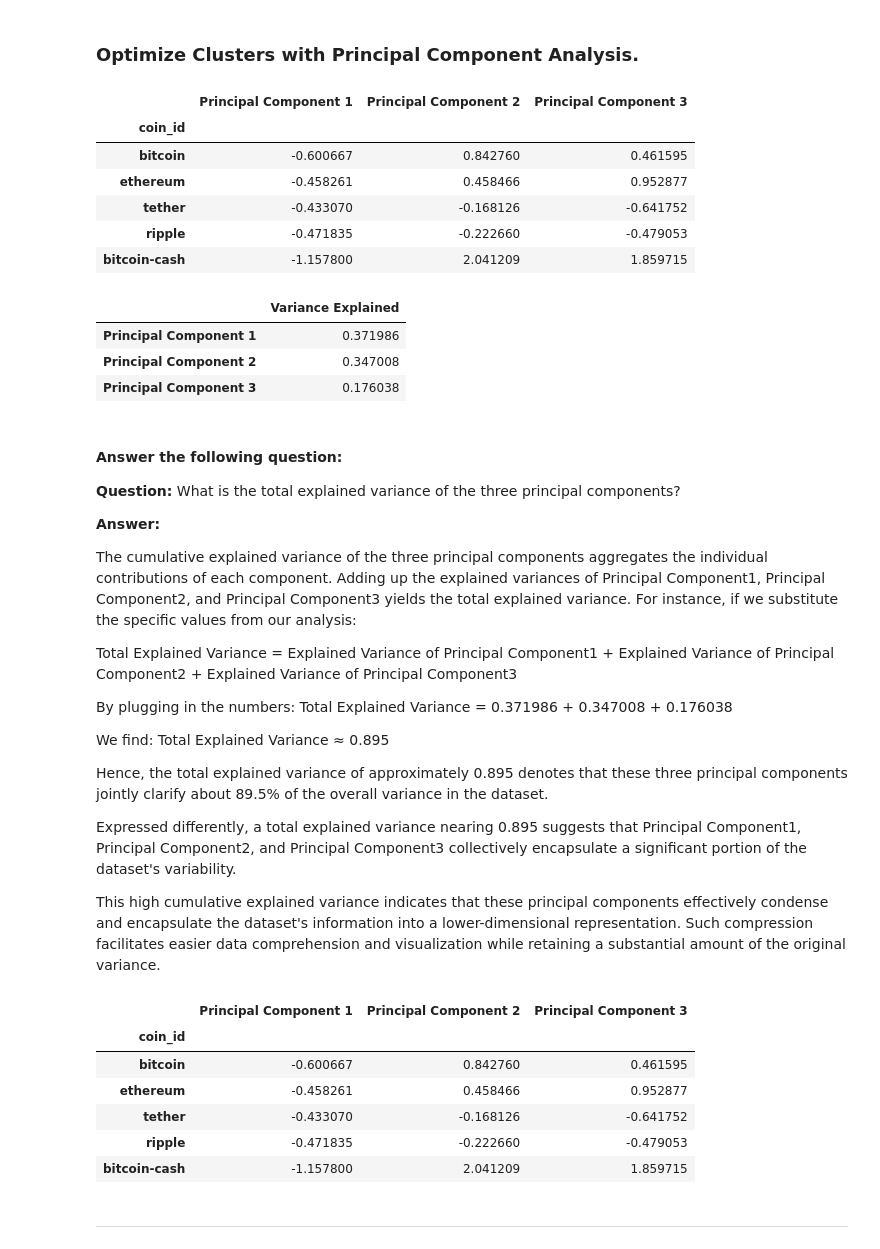
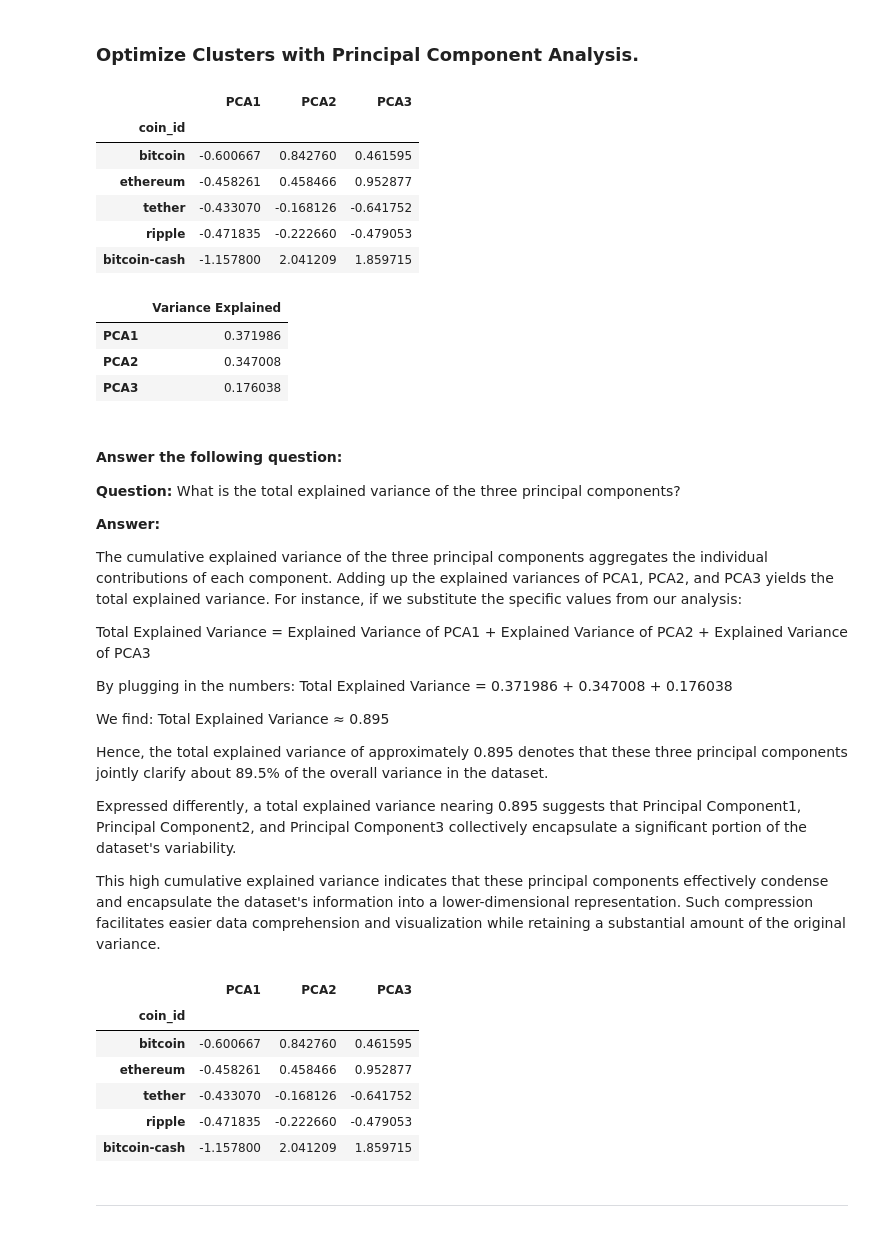
Before and after one commit to raymonmatiling/CryptoClustering, a Jupyter notebook: Crypto_Clustering.ipynb, the cells around one changed output. Drawn from its saved outputs; the diff is of its cells as text; code cells hidden in the pictures.

```diff
--- a/Crypto_Clustering.ipynb
+++ b/Crypto_Clustering.ipynb
@@ -92,19 +107,19 @@ print(k_values)
 [1, 2, 3, 4, 5, 6, 7, 8, 9, 10, 11]
 # %%
 # Create an empty list to store the inertia values
-
+inertia_values = []
 
 # Create a for loop to compute the inertia with each possible value of k
 # Inside the loop:
-# 1. Create a KMeans model using the loop counter for the n_clusters
+
+# 1. Create a k_model model using the loop counter for the n_clusters
+for i in k_values:
+
 # 2. Fit the model to the data using `df_market_data_scaled`
+    k_model = KMeans(n_clusters=i, random_state=42)
+    k_model.fit(scaled_data_df)
+
 # 3. Append the model.inertia_ to the inertia list
-
-inertia_values = []
-
-for k in k_values:
-    kmeans = KMeans(n_clusters=k, random_state=42)
-    kmeans.fit(scaled_data_df)
-    inertia_values.append(kmeans.inertia_)
+    inertia_values.append(k_model.inertia_)
 # %%
 # Create a dictionary with the data to plot the Elbow curve
@@ -218,13 +231,13 @@ pca_model = PCA(n_components=3)
 # %%
 # Use the PCA model with `fit_transform` to reduce to
 # three principal components.
 principal_components = pca_model.fit_transform(scaled_data_df)
 
 # View the first five rows of the DataFrame.
-principal_df = pd.DataFrame(data = principal_components, columns = ['Principal Component 1', 'Principal Component 2', 'Principal Component 3'], index=scaled_data_df.index)
+principal_df = pd.DataFrame(data = principal_components, columns = ['PCA1', 'PCA2', 'PCA3'], index=scaled_data_df.index)
 principal_df.head()
 # %% [output]
-|  | Principal Component 1 | Principal Component 2 | Principal Component 3 |
+|  | PCA1 | PCA2 | PCA3 |
 | coin_id |  |  |  |
 | bitcoin | -0.600667 | 0.842760 | 0.461595 |
 | ethereum | -0.458261 | 0.458466 | 0.952877 |
@@ -239,16 +252,16 @@ variance_explained = pca_model.explained_variance_ratio_
 variance_explained_df = pd.DataFrame(
     data=variance_explained,
     columns=['Variance Explained'],
-    index=['Principal Component 1', 'Principal Component 2', 'Principal Component 3']
+    index=['PCA1', 'PCA2', 'PCA3']
 )
 
 # Display the explained variance DataFrame
 variance_explained_df
 # %% [output]
 |  | Variance Explained |
-| Principal Component 1 | 0.371986 |
-| Principal Component 2 | 0.347008 |
-| Principal Component 3 | 0.176038 |
+| PCA1 | 0.371986 |
+| PCA2 | 0.347008 |
+| PCA3 | 0.176038 |
 # %% [markdown]
 #### Answer the following question:
 
@@ -256,9 +269,9 @@ variance_explained_df
 
 **Answer:**
 
-The cumulative explained variance of the three principal components aggregates the individual contributions of each component. Adding up the explained variances of Principal Component1, Principal Component2, and Principal Component3 yields the total explained variance. For instance, if we substitute the specific values from our analysis:
+The cumulative explained variance of the three principal components aggregates the individual contributions of each component. Adding up the explained variances of PCA1, PCA2, and PCA3 yields the total explained variance. For instance, if we substitute the specific values from our analysis:
 
-Total Explained Variance = Explained Variance of Principal Component1 + Explained Variance of Principal Component2 + Explained Variance of Principal Component3
+Total Explained Variance = Explained Variance of PCA1 + Explained Variance of PCA2 + Explained Variance of PCA3
 
 By plugging in the numbers:
 Total Explained Variance = 0.371986 + 0.347008 + 0.176038
@@ -273,7 +286,7 @@ Expressed differently, a total explained variance nearing 0.895 suggests that Pr
 This high cumulative explained variance indicates that these principal components effectively condense and encapsulate the dataset's information into a lower-dimensional representation. Such compression facilitates easier data comprehension and visualization while retaining a substantial amount of the original variance.
 # %%
 # Create a new DataFrame with the PCA data.
-pca_df = pd.DataFrame(principal_components, columns=['Principal Component 1', 'Principal Component 2', 'Principal Component 3'], index=scaled_data_df.index)
+pca_df = pd.DataFrame(principal_components, columns=['PCA1', 'PCA2', 'PCA3'], index=scaled_data_df.index)
 
 # Copy the crypto names from the original data
 pca_df['coin_id'] = scaled_data_df.index
@@ -284,7 +297,7 @@ pca_df.set_index('coin_id', inplace=True)
 # Display sample data
 pca_df.head()
 # %% [output]
-|  | Principal Component 1 | Principal Component 2 | Principal Component 3 |
+|  | PCA1 | PCA2 | PCA3 |
 | coin_id |  |  |  |
 | bitcoin | -0.600667 | 0.842760 | 0.461595 |
 | ethereum | -0.458261 | 0.458466 | 0.952877 |
```
Also changed, not shown: parts of 9 cells of this notebook.
